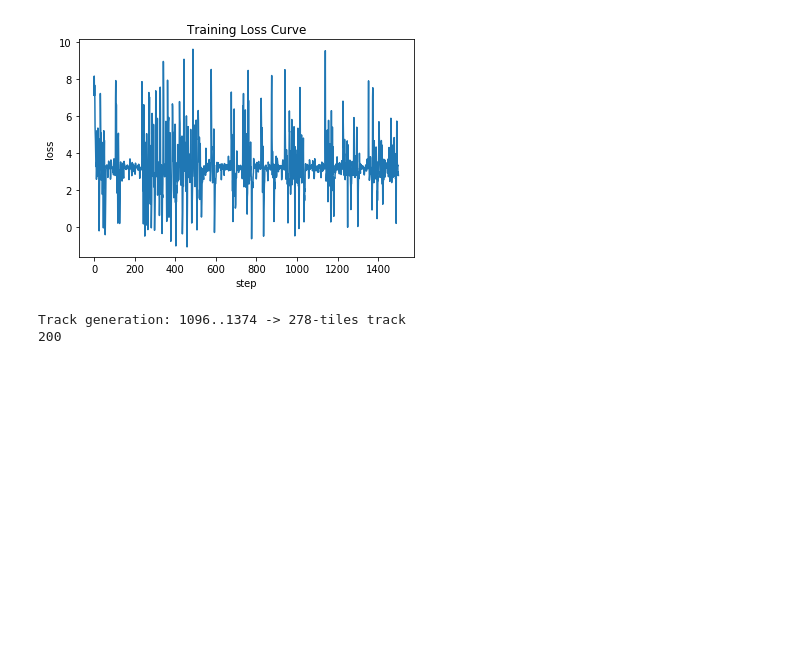
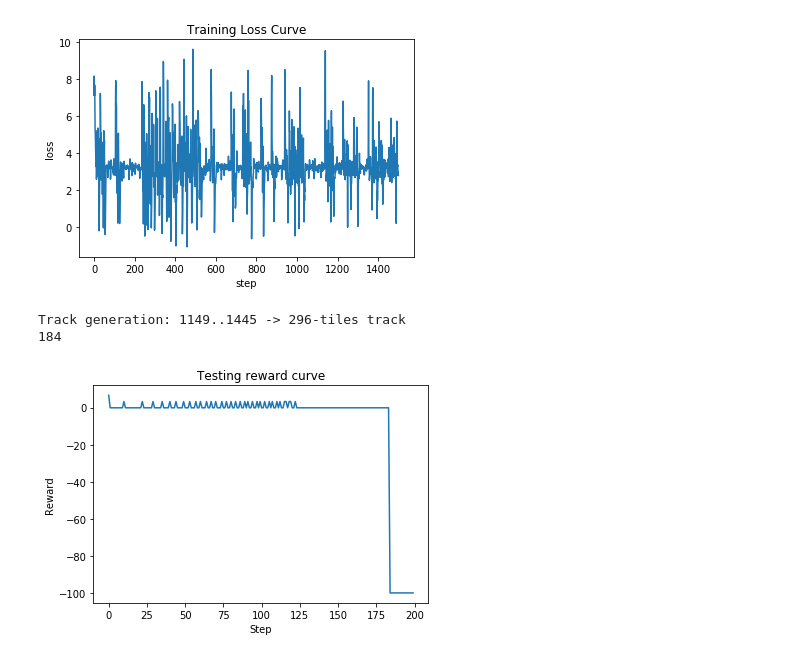
Before and after one commit to rahulm/ece239-deepracer, a Jupyter notebook: gym_carracing_resnet_18.ipynb, the cells around one changed output. Saved outputs shown, nothing was run; the diff lists cells and outputs as text; code cells hidden in the pictures; blank space fills up the shorter version.

Commit message:
Bad reward curve

```diff
--- a/gym_carracing_resnet_18.ipynb
+++ b/gym_carracing_resnet_18.ipynb
@@ -115,12 +115,18 @@ observation = torch.unsqueeze(
     0
 ).to(ppo.torch_device)
 
+reward_sum = 0.0
+reward_list = []
+
 # total_iterations = 100
 total_iterations = 200
 for _ in range(total_iterations):
     env_new.render()
     action = torch.argmax(ppo.pi(observation.float()))
     observation, reward, done, info = env_new.step(action.cpu().detach().numpy())
+
+    reward_sum += reward
+    reward_list.append(reward)
     # observation = Variable(torch.from_numpy(observation), requires_grad=False).to(ppo.torch_device)
     observation = torch.unsqueeze(
         torch.from_numpy(observation.copy()),
@@ -132,5 +138,13 @@ for _ in range(total_iterations):
 print(times)
 env_new.close()
 # %% [output]
-Track generation: 1096..1374 -> 278-tiles track
-200
+Track generation: 1149..1445 -> 296-tiles track
+184
+# %%
+plt.plot(reward_list)
+plt.title("Testing reward curve")
+plt.xlabel("Step")
+plt.ylabel("Reward")
+plt.show()
+# %% [output]
+[figure, added]
```
